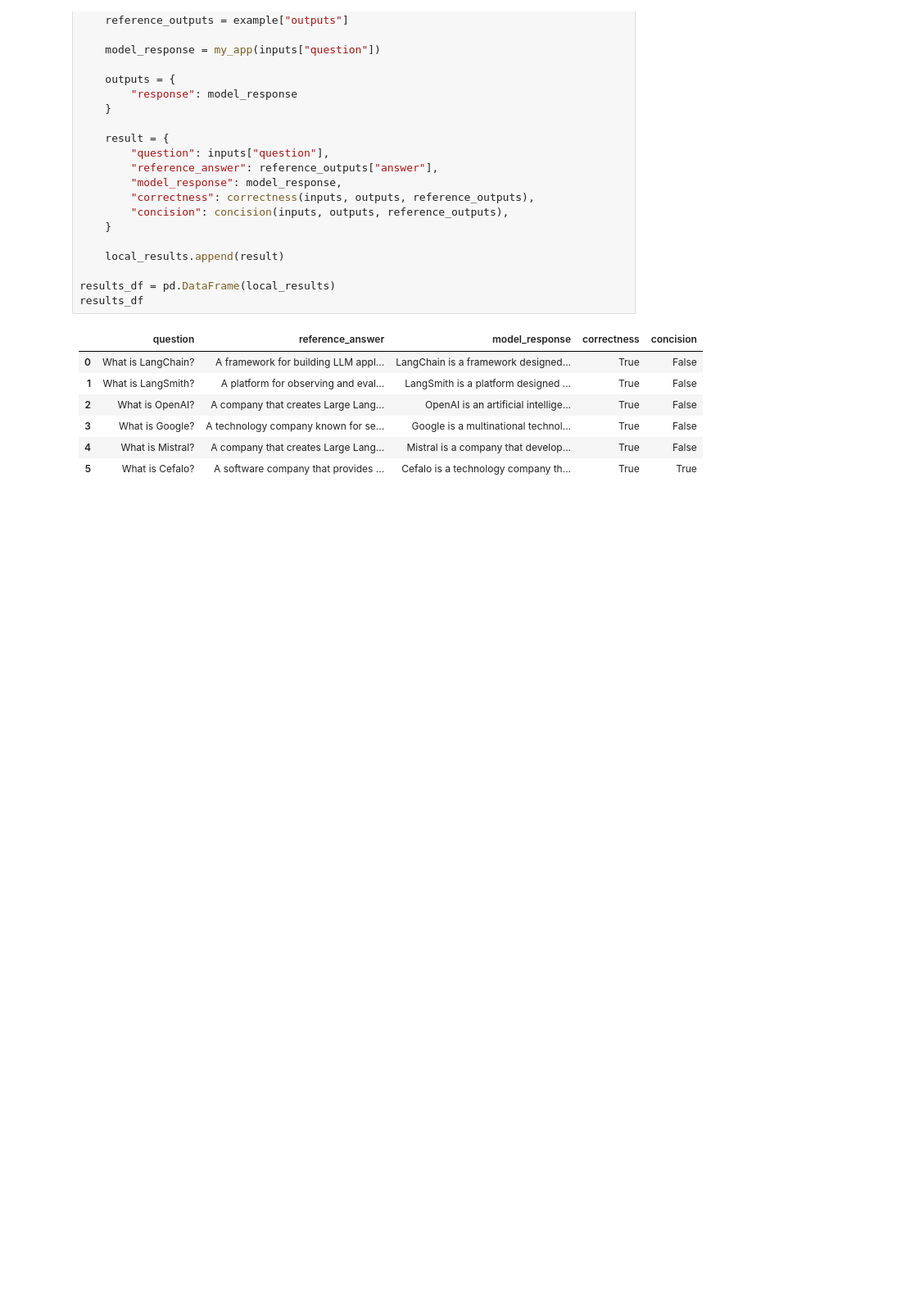
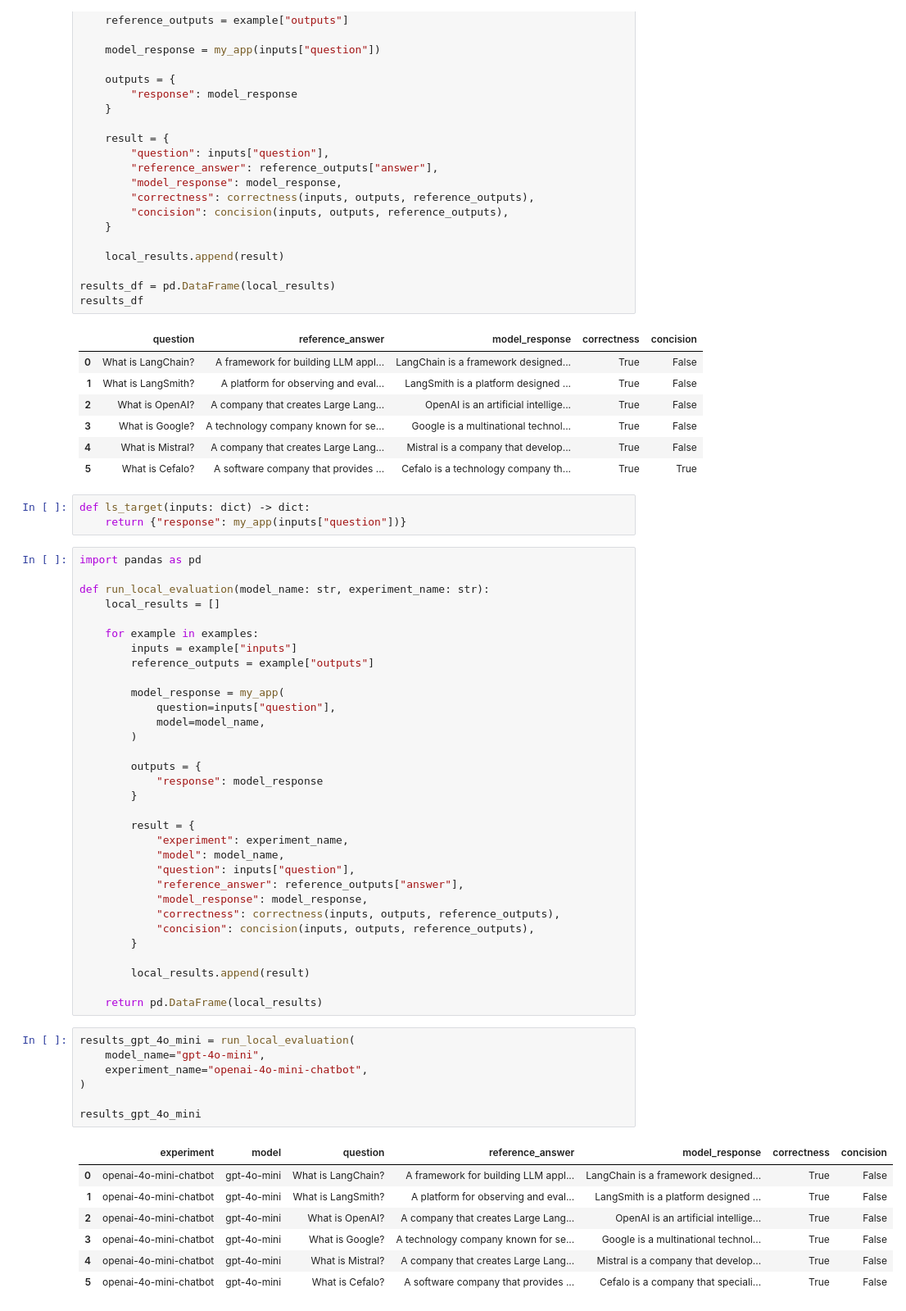
Before and after one commit to faizulkhan56/chatbot-evaluator, a Jupyter notebook: 1-rag_evaluation_wols.ipynb, the cells around one changed output. Shown at 82% size. Saved outputs shown, nothing was run; the diff lists cells and outputs as text; blank space fills up the shorter version.

```diff
--- a/1-rag_evaluation_wols.ipynb
+++ b/1-rag_evaluation_wols.ipynb
@@ -170,3 +377,53 @@ results_df
 | 3 | What is Google? | A technology company known for se... | Google is a multinational technol... | True | False |
 | 4 | What is Mistral? | A company that creates Large Lang... | Mistral is a company that develop... | True | False |
 | 5 | What is Cefalo? | A software company that provides ... | Cefalo is a technology company th... | True | True |
+# %%
+def ls_target(inputs: dict) -> dict:
+    return {"response": my_app(inputs["question"])}
+# %%
+import pandas as pd
+
+def run_local_evaluation(model_name: str, experiment_name: str):
+    local_results = []
+
+    for example in examples:
+        inputs = example["inputs"]
+        reference_outputs = example["outputs"]
+
+        model_response = my_app(
+            question=inputs["question"],
+            model=model_name,
+        )
+
+        outputs = {
+            "response": model_response
+        }
+
+        result = {
+            "experiment": experiment_name,
+            "model": model_name,
+            "question": inputs["question"],
+            "reference_answer": reference_outputs["answer"],
+            "model_response": model_response,
+            "correctness": correctness(inputs, outputs, reference_outputs),
+            "concision": concision(inputs, outputs, reference_outputs),
+        }
+
+        local_results.append(result)
+
+    return pd.DataFrame(local_results)
+# %%
+results_gpt_4o_mini = run_local_evaluation(
+    model_name="gpt-4o-mini",
+    experiment_name="openai-4o-mini-chatbot",
+)
+
+results_gpt_4o_mini
+# %% [output]
+|  | experiment | model | question | reference_answer | model_response | correctness | concision |
+| 0 | openai-4o-mini-chatbot | gpt-4o-mini | What is LangChain? | A framework for building LLM appl... | LangChain is a framework designed... | True | False |
+| 1 | openai-4o-mini-chatbot | gpt-4o-mini | What is LangSmith? | A platform for observing and eval... | LangSmith is a platform designed ... | True | False |
+| 2 | openai-4o-mini-chatbot | gpt-4o-mini | What is OpenAI? | A company that creates Large Lang... | OpenAI is an artificial intellige... | True | False |
+| 3 | openai-4o-mini-chatbot | gpt-4o-mini | What is Google? | A technology company known for se... | Google is a multinational technol... | True | False |
+| 4 | openai-4o-mini-chatbot | gpt-4o-mini | What is Mistral? | A company that creates Large Lang... | Mistral is a company that develop... | True | False |
+| 5 | openai-4o-mini-chatbot | gpt-4o-mini | What is Cefalo? | A software company that provides ... | Cefalo is a company that speciali... | True | False |
```
Also changed, not shown: parts of 34 cells of this notebook.
